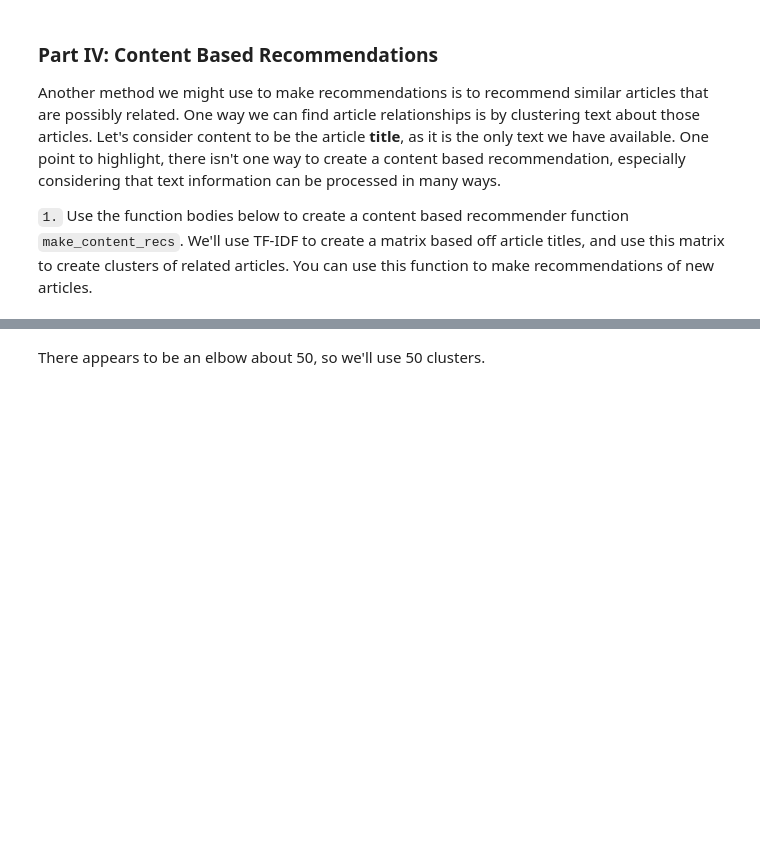
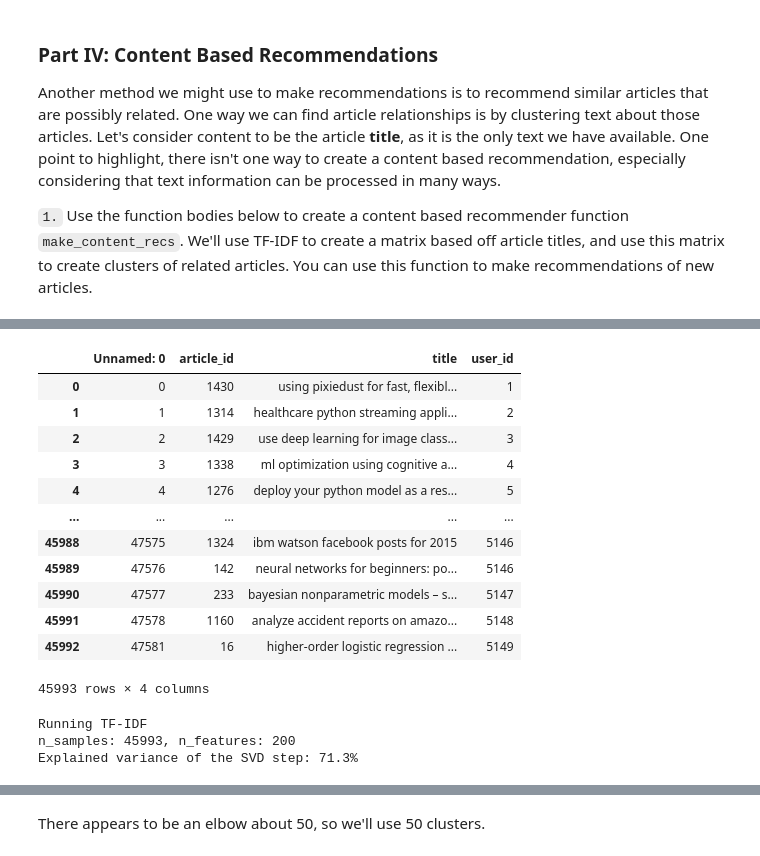
Before and after one commit to jawaheralkhonaifer/recommendationwithIBM, a Jupyter notebook: starter/Recommendations_with_IBM.ipynb, the cells around one changed output, grey strips where cells are left out. Drawn from its saved outputs; the diff is of its cells as text; code cells hidden in the pictures; blank space fills up the shorter version.

```diff
--- a/starter/Recommendations_with_IBM.ipynb
+++ b/starter/Recommendations_with_IBM.ipynb
@@ -746,3 +724,19 @@ df_unique_articles =
+# %%
+df
+# %% [output]
+|  | Unnamed: 0 | article_id | title | user_id |
+| 0 | 0 | 1430 | using pixiedust for fast, flexibl... | 1 |
+| 1 | 1 | 1314 | healthcare python streaming appli... | 2 |
+| 2 | 2 | 1429 | use deep learning for image class... | 3 |
+| 3 | 3 | 1338 | ml optimization using cognitive a... | 4 |
+| 4 | 4 | 1276 | deploy your python model as a res... | 5 |
+| ... | ... | ... | ... | ... |
+| 45988 | 47575 | 1324 | ibm watson facebook posts for 2015 | 5146 |
+| 45989 | 47576 | 142 | neural networks for beginners: po... | 5146 |
+| 45990 | 47577 | 233 | bayesian nonparametric models – s... | 5147 |
+| 45991 | 47578 | 1160 | analyze accident reports on amazo... | 5148 |
+| 45992 | 47581 | 16 | higher-order logistic regression ... | 5149 |
+45993 rows × 4 columns
 # %%
 # Create a vectorizer using TfidfVectorizer and fit it to the article titles
 max_features = 200
@@ -756,15 +750,19 @@ vectorizer = TfidfVectorizer(
     max_features=max_features,
 )
 print("Running TF-IDF")
-X_tfidf =  # Fit the vectorizer to the article titles
+X_tfidf = vectorizer.fit_transform(df['title']) # Fit the vectorizer to the article titles
 
 print(f"n_samples: {X_tfidf.shape[0]}, n_features: {X_tfidf.shape[1]}")
 
 lsa = make_pipeline(TruncatedSVD(n_components=50), Normalizer(copy=False))
-X_lsa = # Fit the LSA model to the vectorized article titles
+X_lsa = lsa.fit_transform(X_tfidf) # Fit the LSA model to the vectorized article titles
 explained_variance = lsa[0].explained_variance_ratio_.sum()
 
 print(f"Explained variance of the SVD step: {explained_variance * 100:.1f}%")
+# %% [output]
+Running TF-IDF
+n_samples: 45993, n_features: 200
+Explained variance of the SVD step: 71.3%
 # %%
 # Let's map the inertia for different number of clusters to find the optimal number of clusters
 # We'll plot it to see the elbow
```
Also changed, not shown: parts of 32 cells of this notebook.
